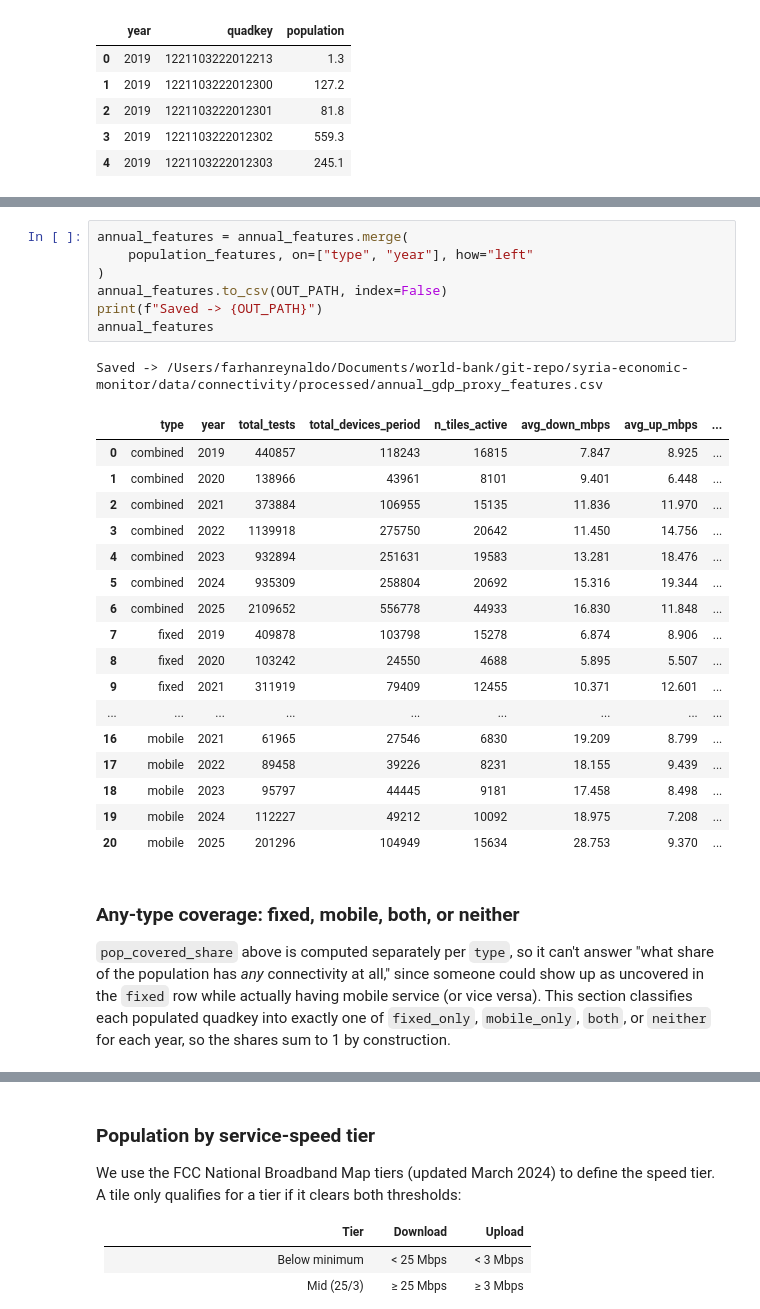
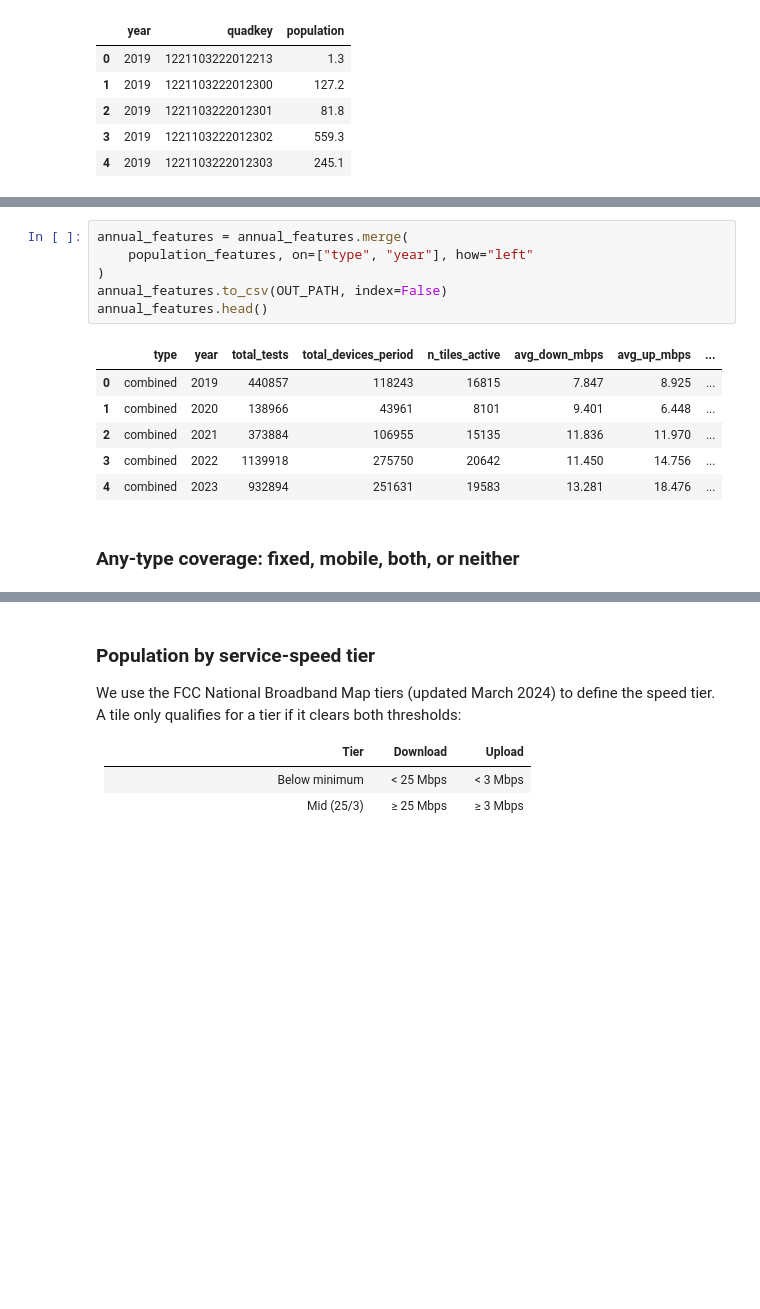
Before and after one commit to datapartnership/syria-economic-monitor, a Jupyter notebook: notebooks/internet-connectivity/gdp_proxy_features.ipynb, the cells around one changed output, grey strips where cells are left out. Saved outputs shown, nothing was run; the diff lists cells and outputs as text; blank space fills up the shorter version.

```diff
--- a/notebooks/internet-connectivity/gdp_proxy_features.ipynb
+++ b/notebooks/internet-connectivity/gdp_proxy_features.ipynb
@@ -278,33 +260,18 @@ population_features
 # %%
 annual_features = annual_features.merge(
     population_features, on=["type", "year"], how="left"
 )
 annual_features.to_csv(OUT_PATH, index=False)
-print(f"Saved -> {OUT_PATH}")
-annual_features
+annual_features.head()
 # %% [output]
-Saved -> /Users/farhanreynaldo/Documents/world-bank/git-repo/syria-economic-monitor/data/connectivity/processed/annual_gdp_proxy_features.csv
 |  | type | year | total_tests | total_devices_period | n_tiles_active | avg_down_mbps | avg_up_mbps | ... |
 | 0 | combined | 2019 | 440857 | 118243 | 16815 | 7.847 | 8.925 | ... |
 | 1 | combined | 2020 | 138966 | 43961 | 8101 | 9.401 | 6.448 | ... |
 | 2 | combined | 2021 | 373884 | 106955 | 15135 | 11.836 | 11.970 | ... |
 | 3 | combined | 2022 | 1139918 | 275750 | 20642 | 11.450 | 14.756 | ... |
 | 4 | combined | 2023 | 932894 | 251631 | 19583 | 13.281 | 18.476 | ... |
-| 5 | combined | 2024 | 935309 | 258804 | 20692 | 15.316 | 19.344 | ... |
-| 6 | combined | 2025 | 2109652 | 556778 | 44933 | 16.830 | 11.848 | ... |
-| 7 | fixed | 2019 | 409878 | 103798 | 15278 | 6.874 | 8.906 | ... |
-| 8 | fixed | 2020 | 103242 | 24550 | 4688 | 5.895 | 5.507 | ... |
-| 9 | fixed | 2021 | 311919 | 79409 | 12455 | 10.371 | 12.601 | ... |
-| ... | ... | ... | ... | ... | ... | ... | ... | ... |
-| 16 | mobile | 2021 | 61965 | 27546 | 6830 | 19.209 | 8.799 | ... |
-| 17 | mobile | 2022 | 89458 | 39226 | 8231 | 18.155 | 9.439 | ... |
-| 18 | mobile | 2023 | 95797 | 44445 | 9181 | 17.458 | 8.498 | ... |
-| 19 | mobile | 2024 | 112227 | 49212 | 10092 | 18.975 | 7.208 | ... |
-| 20 | mobile | 2025 | 201296 | 104949 | 15634 | 28.753 | 9.370 | ... |
 # %% [markdown]
 ### Any-type coverage: fixed, mobile, both, or neither
-
-`pop_covered_share` above is computed separately per `type`, so it can't answer "what share of the population has *any* connectivity at all," since someone could show up as uncovered in the `fixed` row while actually having mobile service (or vice versa). This section classifies each populated quadkey into exactly one of `fixed_only`, `mobile_only`, `both`, or `neither` for each year, so the shares sum to 1 by construction.
 # %%
 ANY_TYPE_COVERAGE_OUT_PATH = DATA_DIR / "processed" / "annual_any_type_coverage.csv"
 
```
Also changed, not shown: parts of 24 cells of this notebook, 3 other files.
